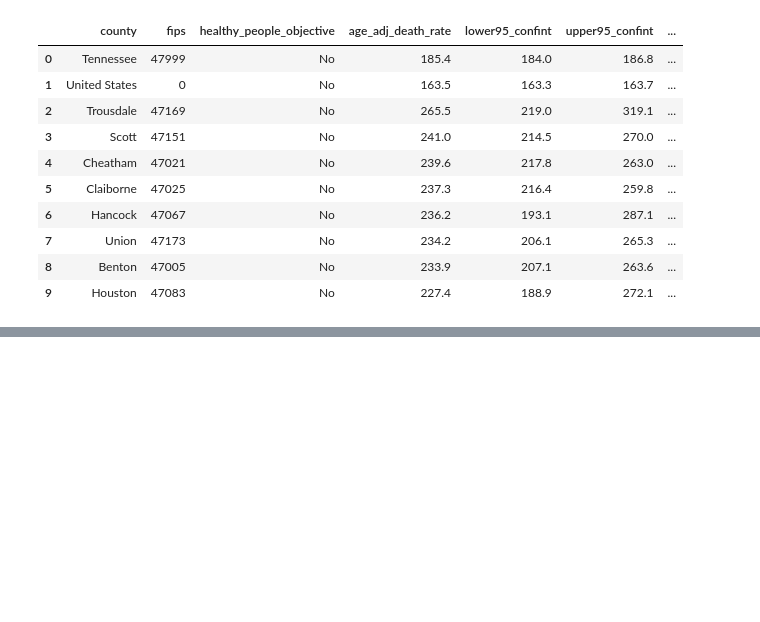
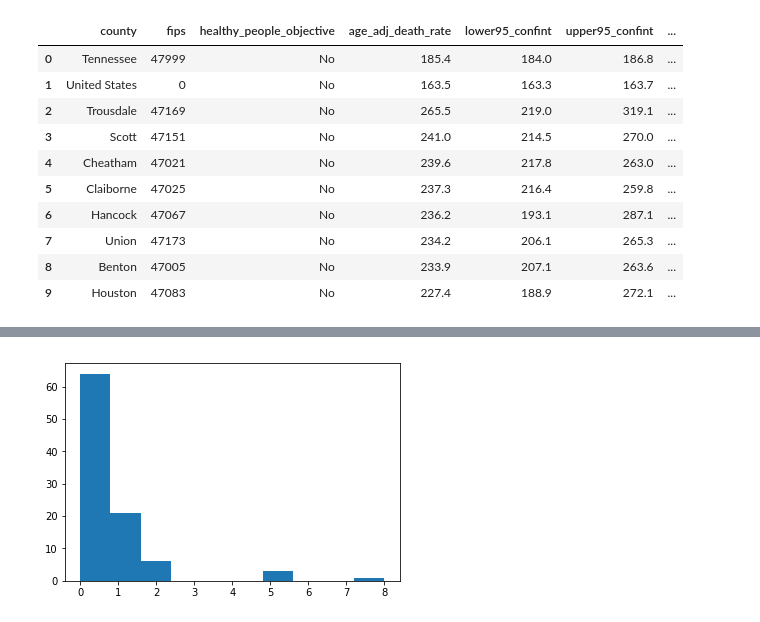
Before and after one commit to AriannaRigon/vanderbilt-aspire-data-essentials, a Jupyter notebook: ClassNotebook.ipynb, the cells around one changed output, grey strips where cells are left out. Cells and saved outputs as stored; diff of their text form; code cells hidden in the pictures; blank space fills up the shorter version.

```diff
--- a/ClassNotebook.ipynb
+++ b/ClassNotebook.ipynb
@@ -458,0 +632,11 @@ pop_and_cancer.head(150)
+# %%
+plt.hist(pop_and_cancer['hospice_per_county'])
+#plt.xlabel(“5year death trend”)
+#plt.ylabel(“y-axis label”)
+#plt.title(“plot title”)
+plt.show()
+
+##plt.figure (figsize =(w, h)) #to adjust size
+#plt.xticks(rotation=90)
+# %% [output]
+[figure, added]
```
Also changed, not shown: parts of 49 cells of this notebook.
